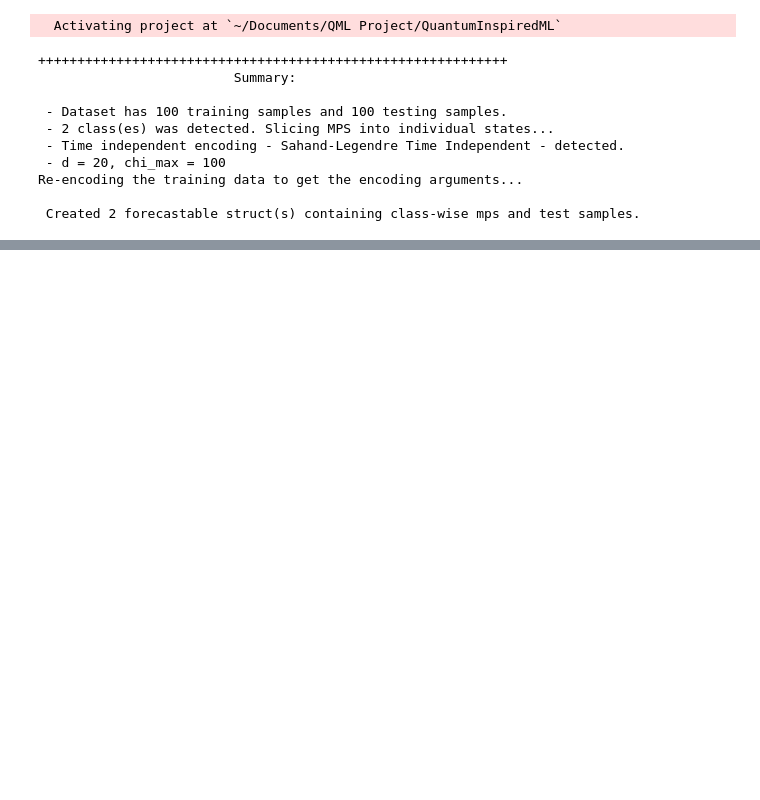
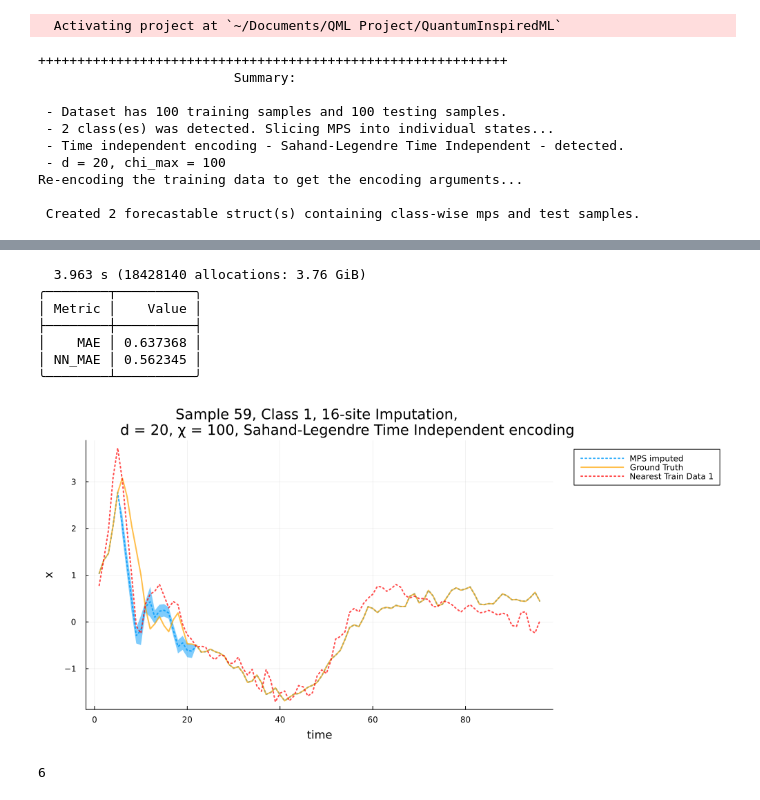
Before and after one commit to joshuabmoore/MPSTime.jl, a Jupyter notebook: Imputation/impute_membench.ipynb, the cells around one changed output, grey strips where cells are left out. Cells and saved outputs as stored; diff of their text form; code cells hidden in the pictures; blank space fills up the shorter version.

```diff
--- a/Imputation/impute_membench.ipynb
+++ b/Imputation/impute_membench.ipynb
@@ -51,0 +103,42 @@ Re-encoding the training data to get the encoding arguments...
+# %%
+class = 1
+impute_sites = collect(6:21)
+instance_idx = 59 # 4
+invert_transform=true
+@btime begin
+stats, p1_ns = any_impute_single_timeseries(
+    fc_sl,
+    class,
+    instance_idx,
+    impute_sites,
+    :directMedianOpt;
+    invert_transform=invert_transform,
+    NN_baseline=true,
+    X_train=X_train,
+    y_train=y_train,
+    n_baselines=1,
+    plot_fits=true,
+    dx=dx,
+    mode_range=mode_range,
+    xvals=xvals,
+    mode_index=mode_index,
+    xvals_enc=xvals_enc,
+    xvals_enc_it=xvals_enc_it
+    );
+end
+
+pretty_table(stats; header=["Metric", "Value"], header_crayon= crayon"yellow bold", tf = tf_unicode_rounded);
+plot(p1_ns...)
+# %% [output]
+  3.963 s (18428140 allocations: 3.76 GiB)
+╭────────┬──────────╮
+│ Metric │    Value │
+├────────┼──────────┤
+│    MAE │ 0.637368 │
+│ NN_MAE │ 0.562345 │
+╰────────┴──────────╯
+[figure, added]
+# %%
+impute_sites[1]
+# %% [output]
+6
```
Also changed, not shown: parts of 4 cells of this notebook, 2 other files.
